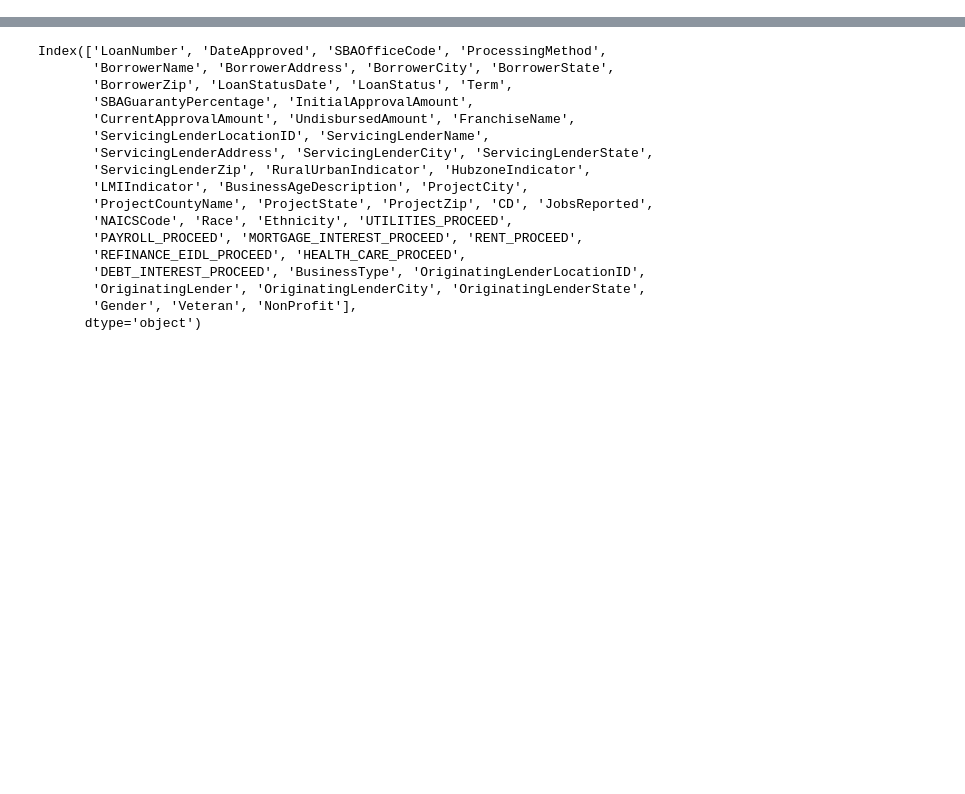
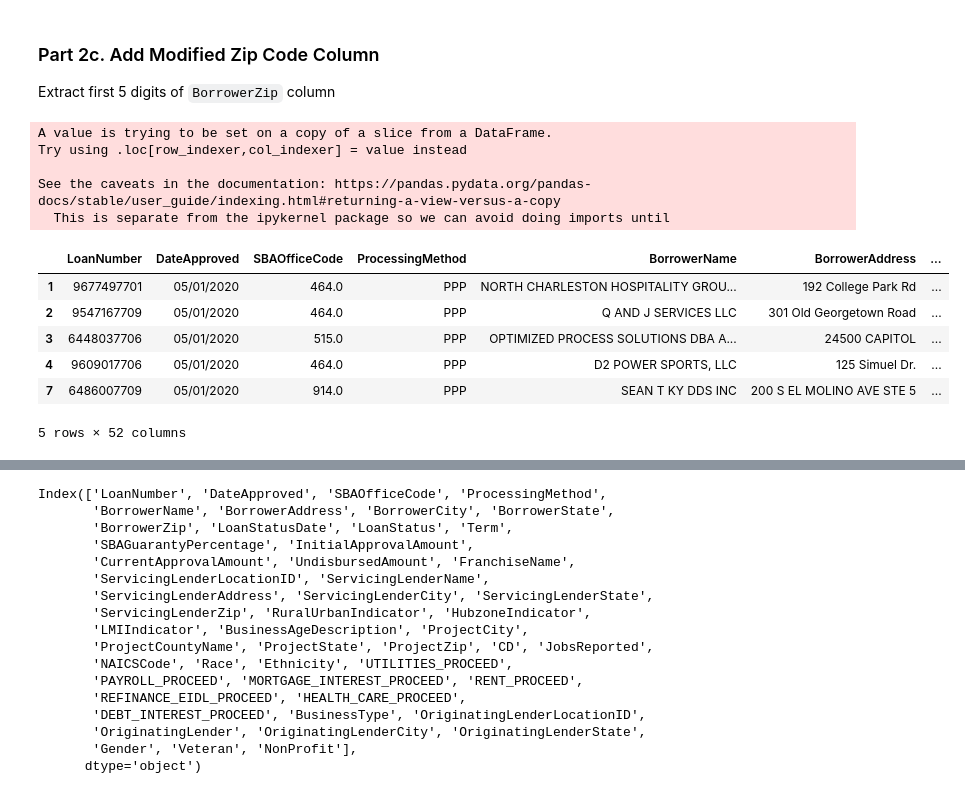
Before and after one commit to trang-van/afn, a Jupyter notebook: PPP Loan data/PPP Loan data.ipynb, the cells around one changed output, grey strips where cells are left out. Drawn from its saved outputs; the diff is of its cells as text; code cells hidden in the pictures; blank space fills up the shorter version.

```diff
--- a/PPP Loan data/PPP Loan data.ipynb
+++ b/PPP Loan data/PPP Loan data.ipynb
@@ -3,0 +237,22 @@ import numpy as np
+# %% [markdown]
+### Part 2c. Add Modified Zip Code Column
+
+Extract first 5 digits of `BorrowerZip` column
+# %%
+# Source: https://kanoki.org/2019/11/12/how-to-use-regex-in-pandas/
+pattern = '(^\d{5})'
+not_nan_df['zip_code_5'] = not_nan_df['BorrowerZip'].str.extract(pattern)
+not_nan_df.head()
+# %% [output]
+A value is trying to be set on a copy of a slice from a DataFrame.
+Try using .loc[row_indexer,col_indexer] = value instead
+
+See the caveats in the documentation: https://pandas.pydata.org/pandas-docs/stable/user_guide/indexing.html#returning-a-view-versus-a-copy
+  This is separate from the ipykernel package so we can avoid doing imports until
+|  | LoanNumber | DateApproved | SBAOfficeCode | ProcessingMethod | BorrowerName | BorrowerAddress | ... |
+| 1 | 9677497701 | 05/01/2020 | 464.0 | PPP | NORTH CHARLESTON HOSPITALITY GROU... | 192 College Park Rd | ... |
+| 2 | 9547167709 | 05/01/2020 | 464.0 | PPP | Q AND J SERVICES LLC | 301 Old Georgetown Road | ... |
+| 3 | 6448037706 | 05/01/2020 | 515.0 | PPP | OPTIMIZED PROCESS SOLUTIONS DBA A... | 24500 CAPITOL | ... |
+| 4 | 9609017706 | 05/01/2020 | 464.0 | PPP | D2 POWER SPORTS, LLC | 125 Simuel Dr. | ... |
+| 7 | 6486007709 | 05/01/2020 | 914.0 | PPP | SEAN T KY DDS INC | 200 S EL MOLINO AVE STE 5 | ... |
+5 rows × 52 columns
```
Also changed, not shown: parts of 61 cells of this notebook.
